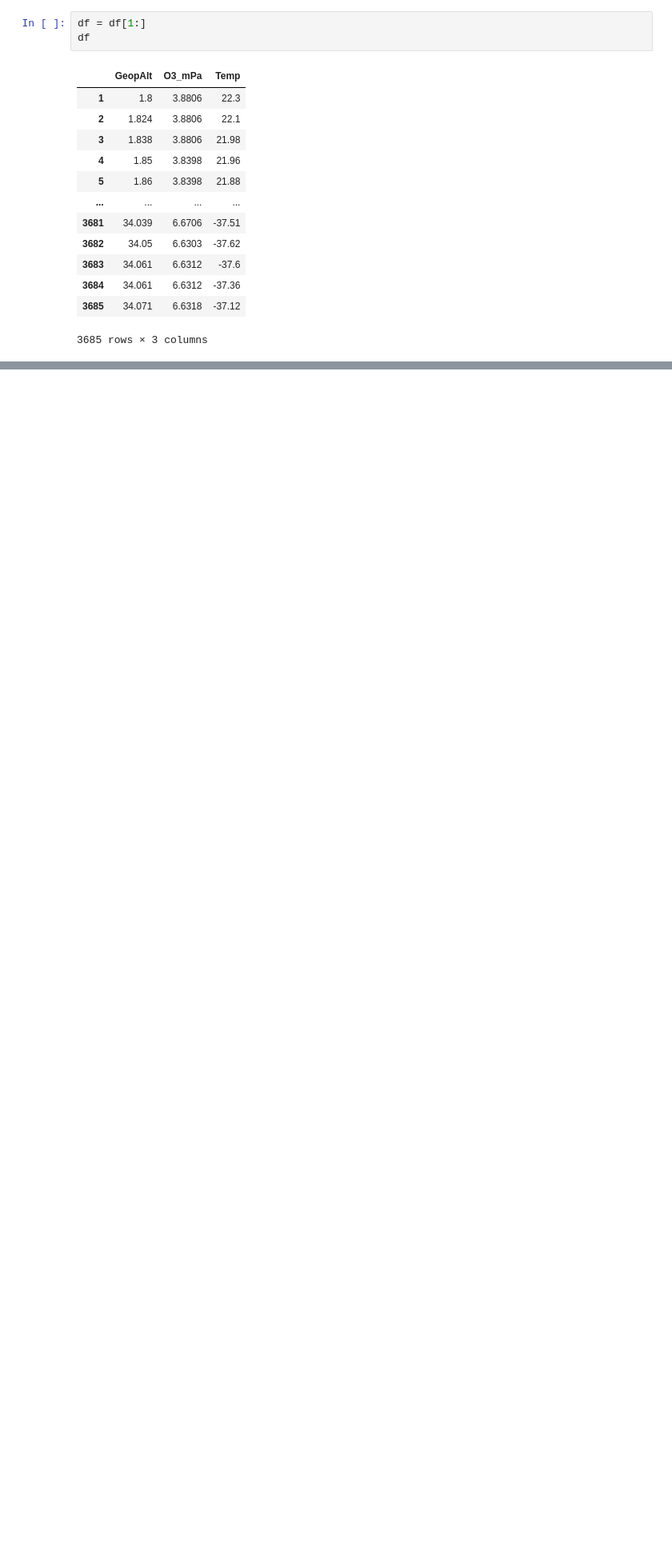
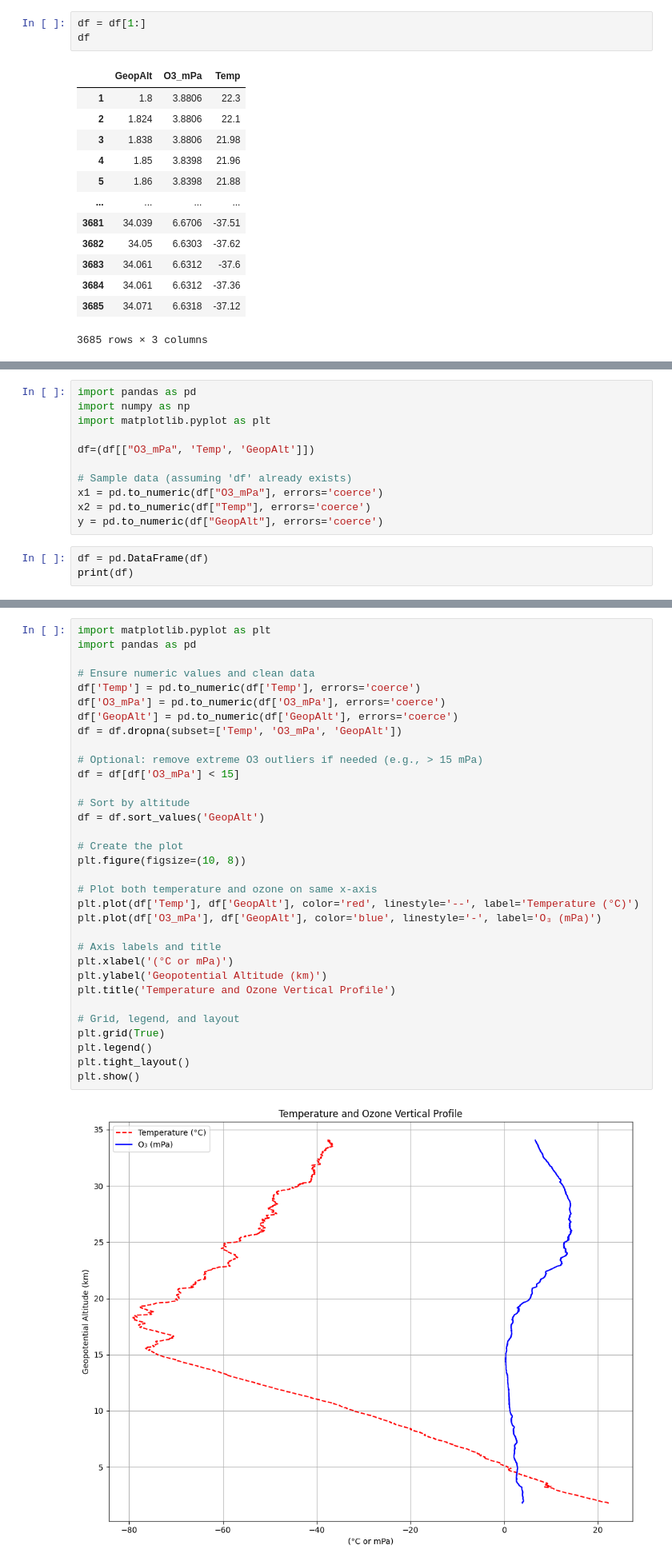
Before and after one commit to MUTUKU-1/OZONE_PROJECT, a Jupyter notebook: ozone.ipynb, the cells around one changed output, grey strips where cells are left out. Shown: that part at 80% size. Drawn from its saved outputs; the diff is of its cells as text; blank space fills up the shorter version.

```diff
--- a/ozone.ipynb
+++ b/ozone.ipynb
@@ -265,0 +225,14 @@ plt.show()
+# %%
+import pandas as pd
+import numpy as np
+import matplotlib.pyplot as plt
+
+df=(df[["O3_mPa", 'Temp', 'GeopAlt']])
+
+# Sample data (assuming 'df' already exists)
+x1 = pd.to_numeric(df["O3_mPa"], errors='coerce')
+x2 = pd.to_numeric(df["Temp"], errors='coerce')
+y = pd.to_numeric(df["GeopAlt"], errors='coerce')
+# %%
+df = pd.DataFrame(df)
+print(df)
@@ -265,0 +270,35 @@ plt.show()
+# %%
+import matplotlib.pyplot as plt
+import pandas as pd
+
+# Ensure numeric values and clean data
+df['Temp'] = pd.to_numeric(df['Temp'], errors='coerce')
+df['O3_mPa'] = pd.to_numeric(df['O3_mPa'], errors='coerce')
+df['GeopAlt'] = pd.to_numeric(df['GeopAlt'], errors='coerce')
+df = df.dropna(subset=['Temp', 'O3_mPa', 'GeopAlt'])
+
+# Optional: remove extreme O3 outliers if needed (e.g., > 15 mPa)
+df = df[df['O3_mPa'] < 15]
+
+# Sort by altitude
+df = df.sort_values('GeopAlt')
+
+# Create the plot
+plt.figure(figsize=(10, 8))
+
+# Plot both temperature and ozone on same x-axis
+plt.plot(df['Temp'], df['GeopAlt'], color='red', linestyle='--', label='Temperature (°C)')
+plt.plot(df['O3_mPa'], df['GeopAlt'], color='blue', linestyle='-', label='O₃ (mPa)')
+
+# Axis labels and title
+plt.xlabel('(°C or mPa)')
+plt.ylabel('Geopotential Altitude (km)')
+plt.title('Temperature and Ozone Vertical Profile')
+
+# Grid, legend, and layout
+plt.grid(True)
+plt.legend()
+plt.tight_layout()
+plt.show()
+# %% [output]
+[figure, added]
```
Also changed, not shown: parts of 7 cells of this notebook.
